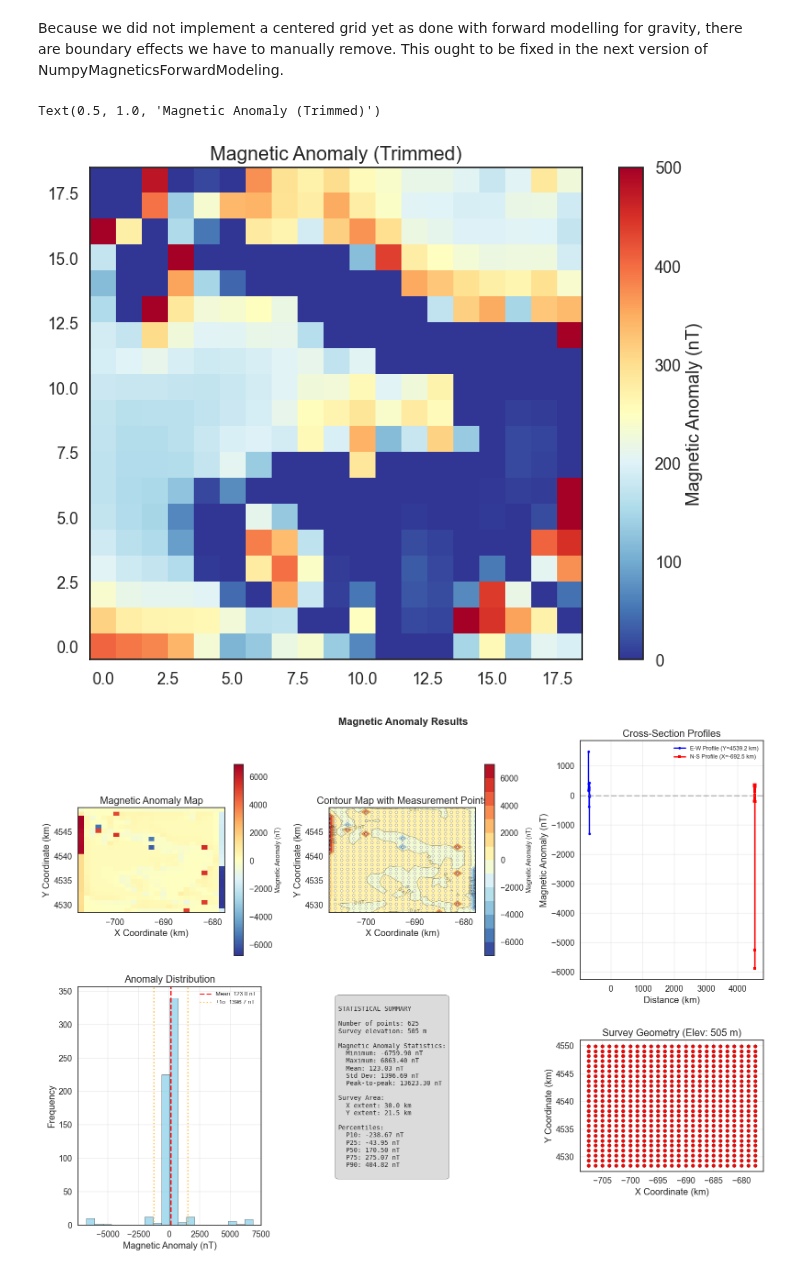
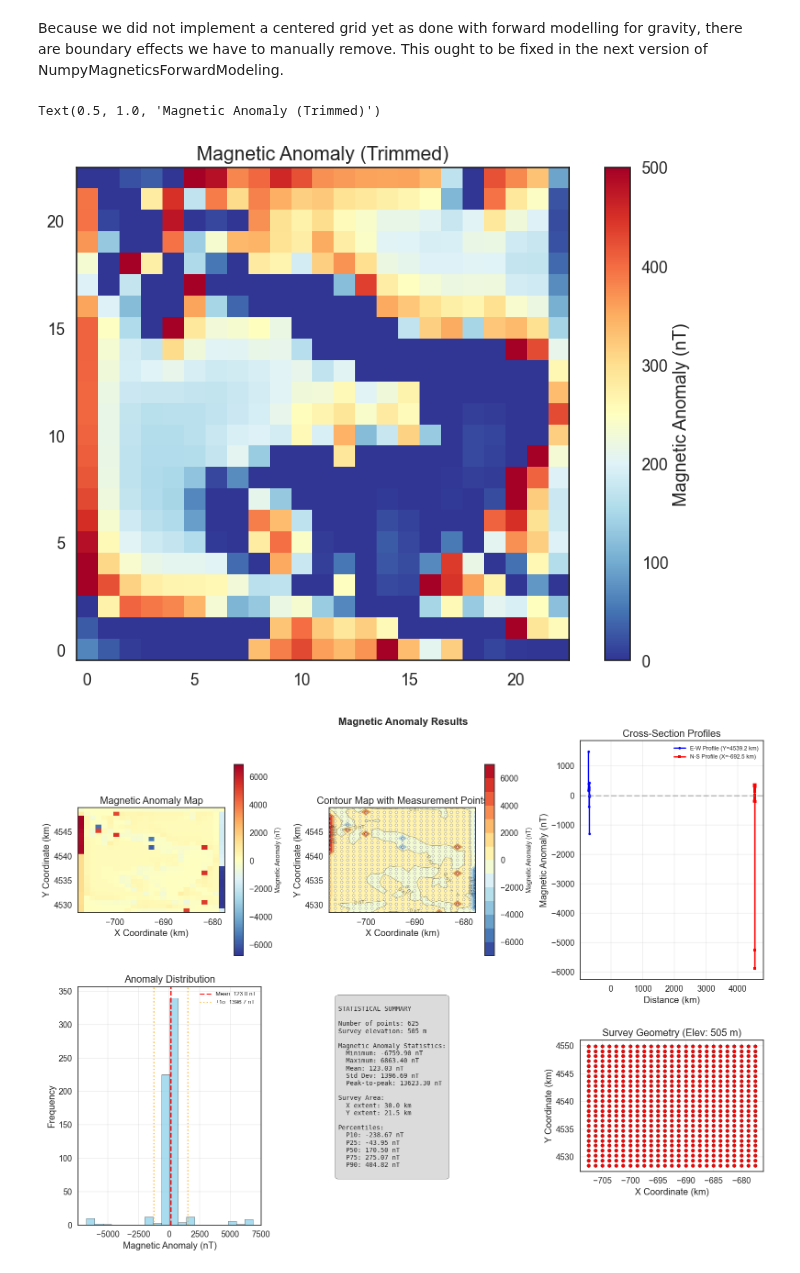
Before and after one commit to terranigma-solutions/Mineye-Terranigma, a Jupyter notebook: GeoModel/Geophysical_Forward_Modelling/forward_modelling_magnetics.ipynb, the cells around one changed output. Drawn from its saved outputs; the diff is of its cells as text; code cells hidden in the pictures.

```diff
--- a/GeoModel/Geophysical_Forward_Modelling/forward_modelling_magnetics.ipynb
+++ b/GeoModel/Geophysical_Forward_Modelling/forward_modelling_magnetics.ipynb
@@ -235,14 +234,14 @@ plt.colorbar(label='Magnetic Anomaly (nT)')
 Because we did not implement a centered grid yet as done with forward modelling for gravity, there are boundary effects we have to manually remove. This ought to be fixed in the next version of NumpyMagneticsForwardModeling.
 # %%
 # Trim the edges
-trim = 3
+trim = 1
 results_2d = results.reshape(mag_res, mag_res)[trim:-trim, trim:-trim]
 plt.imshow(results_2d.clip(0, 500), cmap='RdYlBu_r', origin='lower')
 plt.colorbar(label='Magnetic Anomaly (nT)')
 plt.title(f'Magnetic Anomaly (Trimmed)')
 # %% [output]
 Text(0.5, 1.0, 'Magnetic Anomaly (Trimmed)')
-[figure, old version]
+[figure, new version]
 # %%
 from forward_modelling_magnetics_python import visualize_magnetic_results
 visualize_magnetic_results(results, measurement_points)
```
Also changed, not shown: parts of 5 cells of this notebook, 2 other files.
